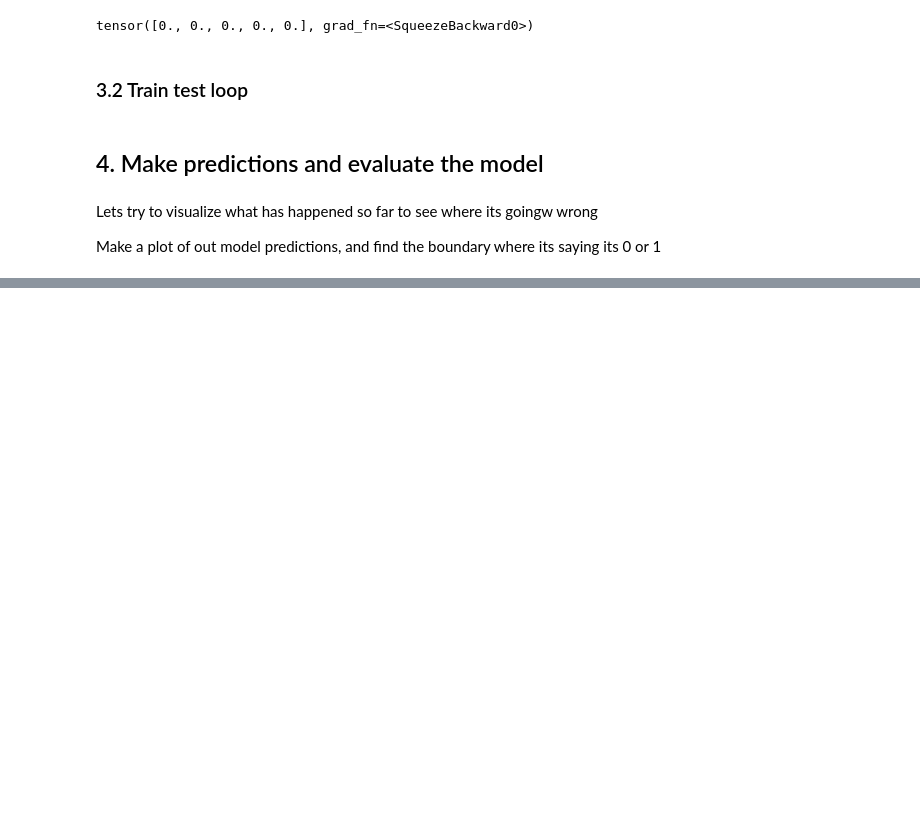
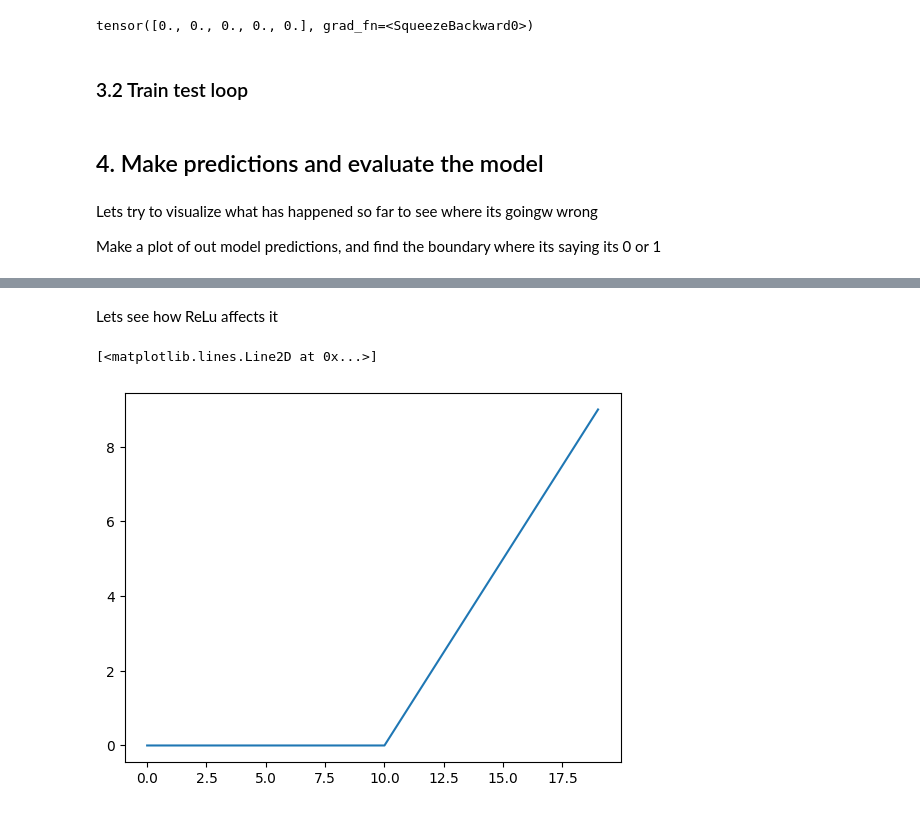
Before and after one commit to SafoanMiah/pytorch-learn, a Jupyter notebook: 02 NN Classification/02 NN Classification.ipynb, the cells around one changed output, grey strips where cells are left out. Saved outputs shown, nothing was run; the diff lists cells and outputs as text; code cells hidden in the pictures; blank space fills up the shorter version.

```diff
--- a/02 NN Classification/02 NN Classification.ipynb
+++ b/02 NN Classification/02 NN Classification.ipynb
@@ -373,0 +635,7 @@ ModuleNotFoundError: No module named 'torchvision'
+# %% [markdown]
+Lets see how ReLu affects it
+# %%
+plt.plot(torch.relu(A))
+# %% [output]
+[<matplotlib.lines.Line2D at 0x...>]
+[figure, added]
```
Also changed, not shown: parts of 58 cells of this notebook, 1 other file.
